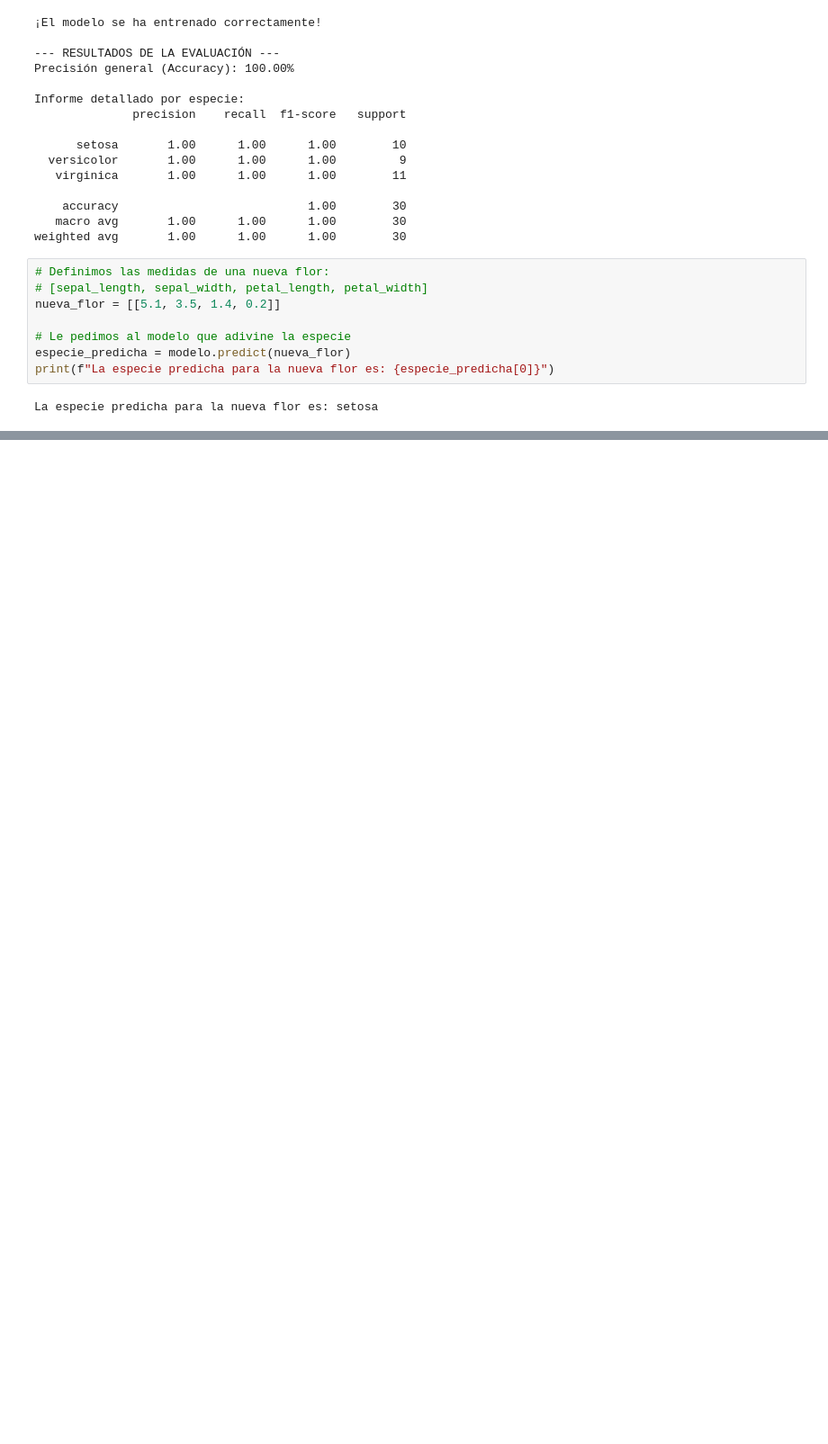
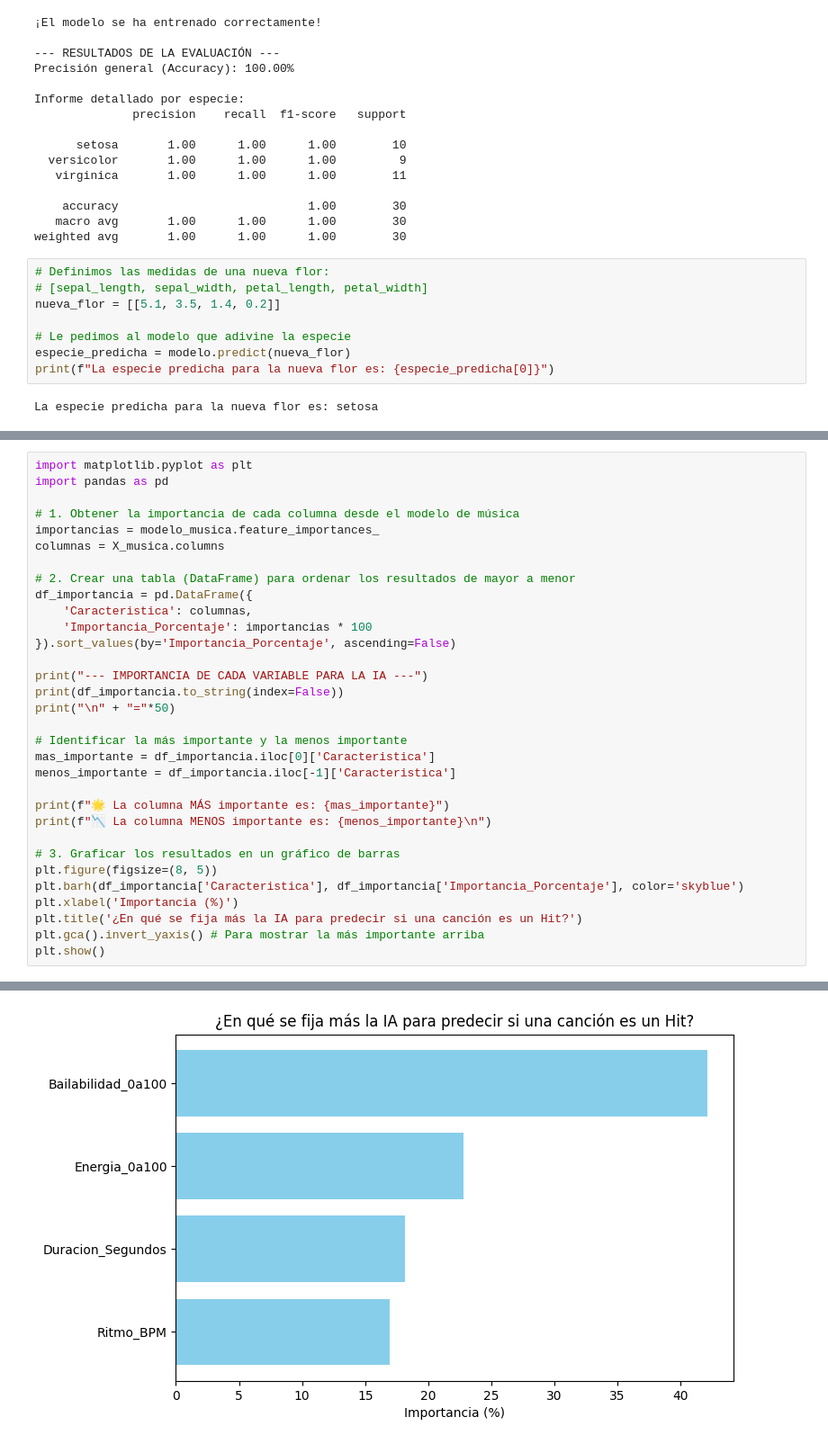
Before and after one commit to valenacu18/mi-primer-repo, a Jupyter notebook: primer.ipynb, the cells around one changed output, grey strips where cells are left out. Shown at 90% size. Saved outputs shown, nothing was run; the diff lists cells and outputs as text; blank space fills up the shorter version.

```diff
--- a/primer.ipynb
+++ b/primer.ipynb
@@ -113,0 +245,33 @@ La especie predicha para la nueva flor es: setosa
+# %%
+import matplotlib.pyplot as plt
+import pandas as pd
+
+# 1. Obtener la importancia de cada columna desde el modelo de música
+importancias = modelo_musica.feature_importances_
+columnas = X_musica.columns
+
+# 2. Crear una tabla (DataFrame) para ordenar los resultados de mayor a menor
+df_importancia = pd.DataFrame({
+    'Caracteristica': columnas,
+    'Importancia_Porcentaje': importancias * 100
+}).sort_values(by='Importancia_Porcentaje', ascending=False)
+
+print("--- IMPORTANCIA DE CADA VARIABLE PARA LA IA ---")
+print(df_importancia.to_string(index=False))
+print("\n" + "="*50)
+
+# Identificar la más importante y la menos importante
+mas_importante = df_importancia.iloc[0]['Caracteristica']
+menos_importante = df_importancia.iloc[-1]['Caracteristica']
+
+print(f"🌟 La columna MÁS importante es: {mas_importante}")
+print(f"📉 La columna MENOS importante es: {menos_importante}\n")
+
+# 3. Graficar los resultados en un gráfico de barras
+plt.figure(figsize=(8, 5))
+plt.barh(df_importancia['Caracteristica'], df_importancia['Importancia_Porcentaje'], color='skyblue')
+plt.xlabel('Importancia (%)')
+plt.title('¿En qué se fija más la IA para predecir si una canción es un Hit?')
+plt.gca().invert_yaxis() # Para mostrar la más importante arriba
+plt.show()
+# %% [output]
@@ -113,0 +288 @@ La especie predicha para la nueva flor es: setosa
+[figure, added]
```
Also changed, not shown: parts of 19 cells of this notebook.
